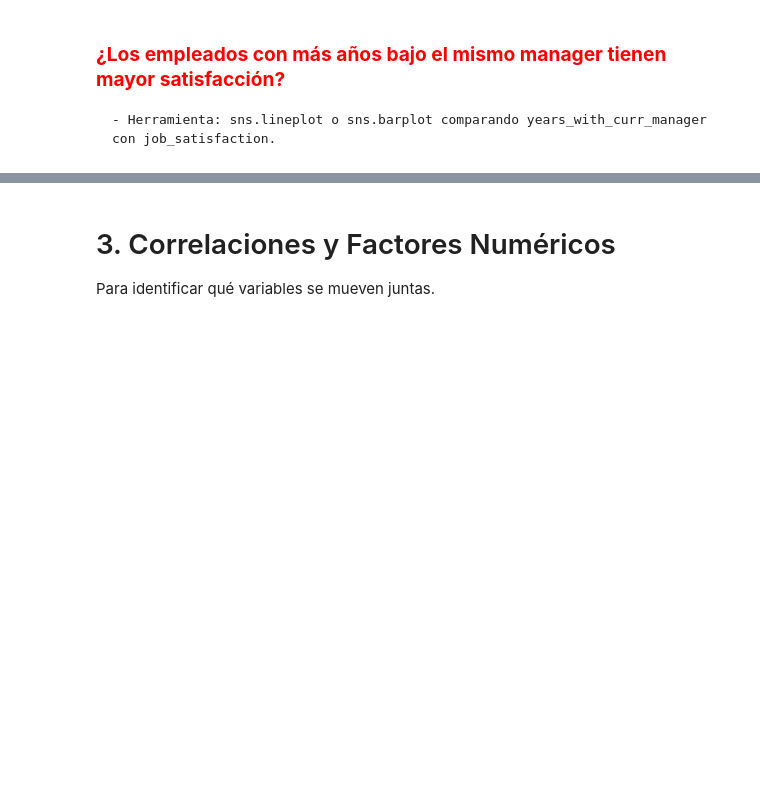
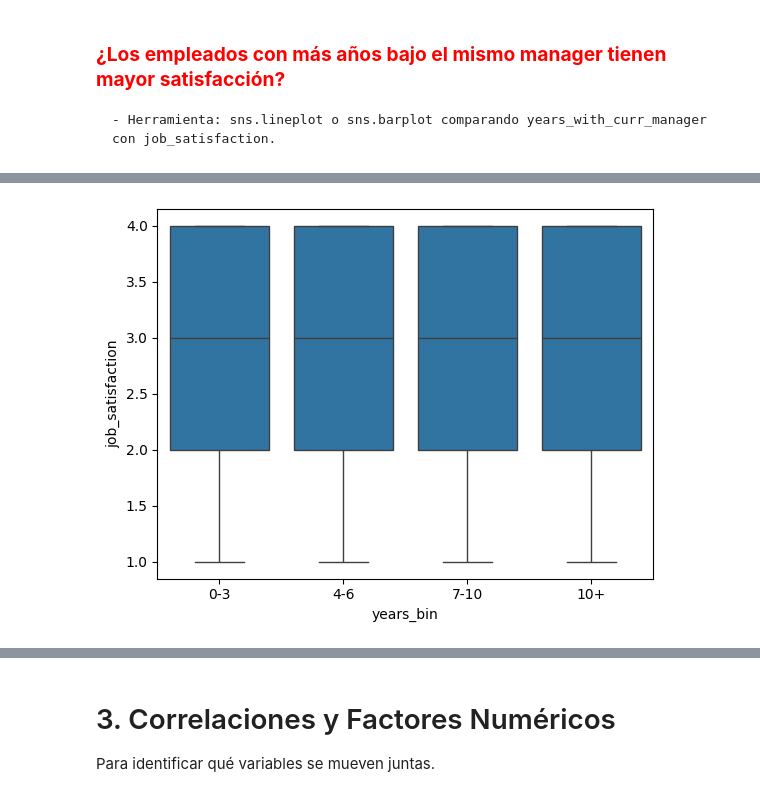
Before and after one commit to Lumo88/project-da-promo-65-modulo-3-team-1, a Jupyter notebook: Insights.ipynb, the cells around one changed output, grey strips where cells are left out. Drawn from its saved outputs; the diff is of its cells as text; code cells hidden in the pictures; blank space fills up the shorter version.

```diff
--- a/Insights.ipynb
+++ b/Insights.ipynb
@@ -222 +246,5 @@ sns.lineplot(data=df_hr,x="years_with_curr_manager",y="job_satisfaction")
+# %%
+sns.boxplot(data=df_hr, x="years_bin", y="job_satisfaction");
+# %% [output]
+[figure, added]
 # %%
```
Also changed, not shown: parts of 29 cells of this notebook.
